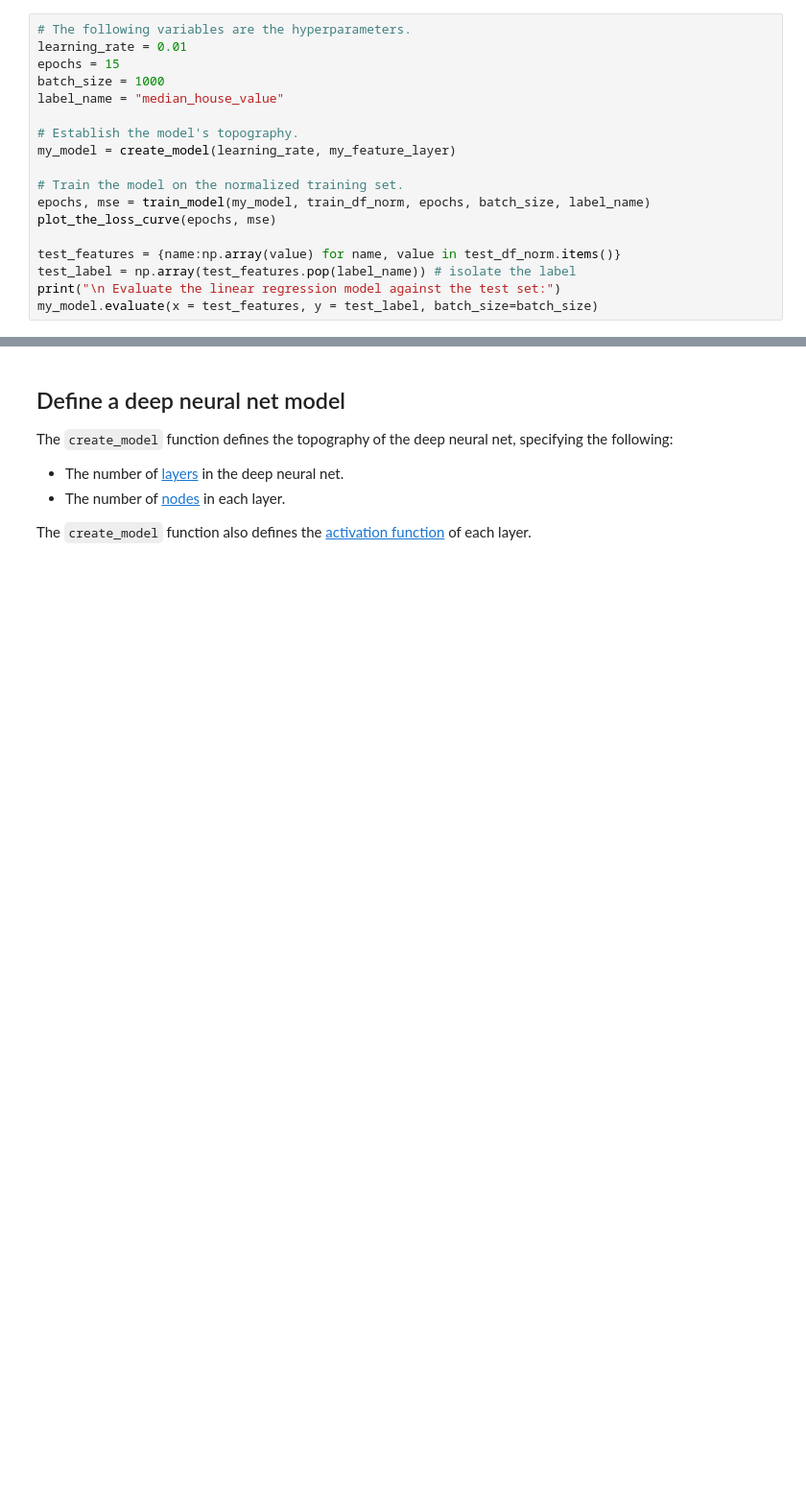
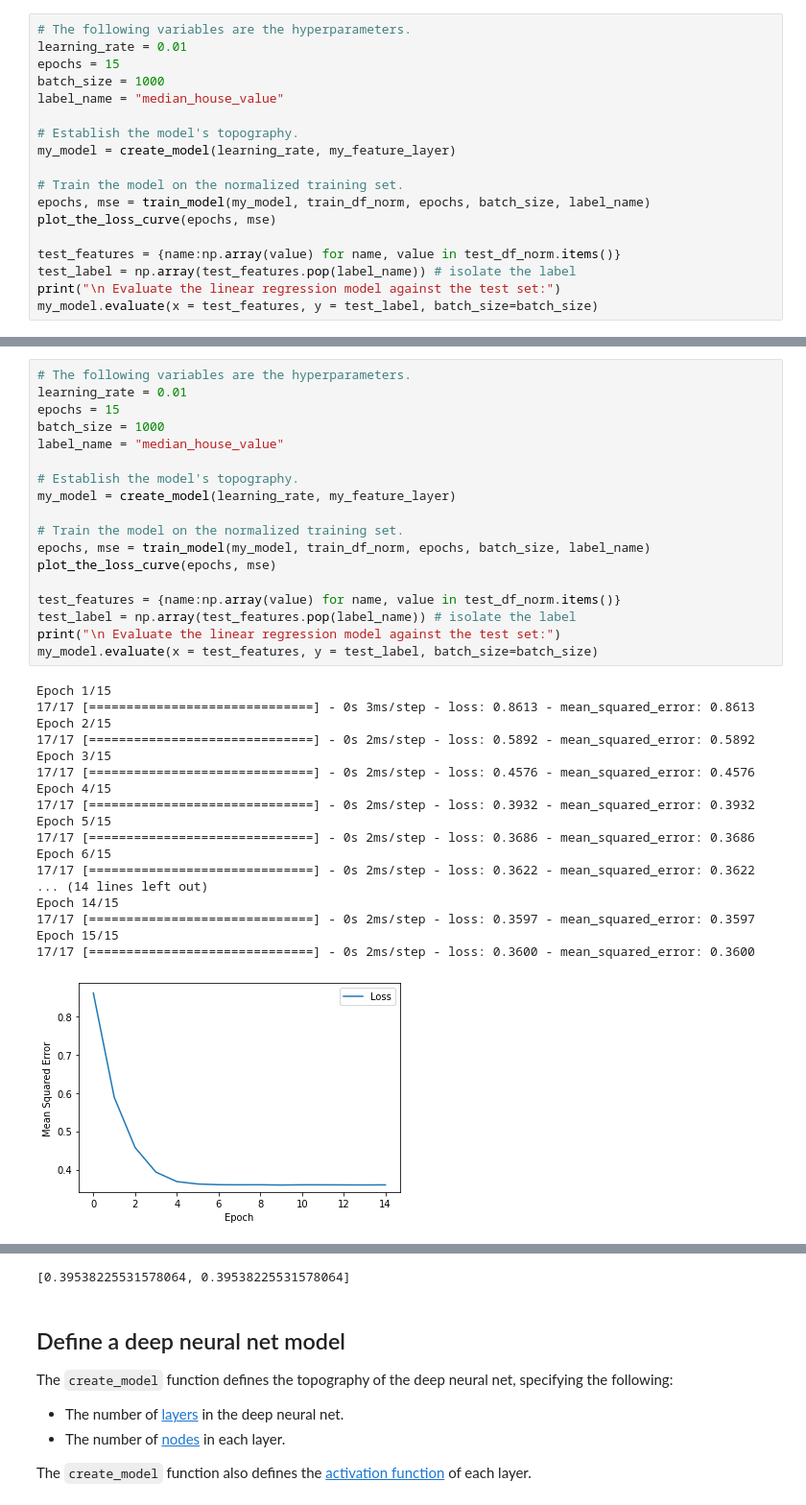
Before and after one commit to IanEdington/learn, a Jupyter notebook: machine-learning/ggl-mlcc/Intro_to_Neural_Nets.ipynb, the cells around one changed output, grey strips where cells are left out. Shown at 96% size. Cells and saved outputs as stored; diff of their text form; blank space fills up the shorter version.

```diff
--- a/machine-learning/ggl-mlcc/Intro_to_Neural_Nets.ipynb
+++ b/machine-learning/ggl-mlcc/Intro_to_Neural_Nets.ipynb
@@ -218,0 +259,37 @@ my_model.evaluate(x = test_features, y = test_label, batch_size=batch_size)
+# %%
+# The following variables are the hyperparameters.
+learning_rate = 0.01
+epochs = 15
+batch_size = 1000
+label_name = "median_house_value"
+
+# Establish the model's topography.
+my_model = create_model(learning_rate, my_feature_layer)
+
+# Train the model on the normalized training set.
+epochs, mse = train_model(my_model, train_df_norm, epochs, batch_size, label_name)
+plot_the_loss_curve(epochs, mse)
+
+test_features = {name:np.array(value) for name, value in test_df_norm.items()}
+test_label = np.array(test_features.pop(label_name)) # isolate the label
+print("\n Evaluate the linear regression model against the test set:")
+my_model.evaluate(x = test_features, y = test_label, batch_size=batch_size)
+# %% [output]
+Epoch 1/15
+17/17 [==============================] - 0s 3ms/step - loss: 0.8613 - mean_squared_error: 0.8613
+Epoch 2/15
+17/17 [==============================] - 0s 2ms/step - loss: 0.5892 - mean_squared_error: 0.5892
+Epoch 3/15
+17/17 [==============================] - 0s 2ms/step - loss: 0.4576 - mean_squared_error: 0.4576
+Epoch 4/15
+17/17 [==============================] - 0s 2ms/step - loss: 0.3932 - mean_squared_error: 0.3932
+Epoch 5/15
+17/17 [==============================] - 0s 2ms/step - loss: 0.3686 - mean_squared_error: 0.3686
+Epoch 6/15
+17/17 [==============================] - 0s 2ms/step - loss: 0.3622 - mean_squared_error: 0.3622
+... (14 lines left out)
+Epoch 14/15
+17/17 [==============================] - 0s 2ms/step - loss: 0.3597 - mean_squared_error: 0.3597
+Epoch 15/15
+17/17 [==============================] - 0s 2ms/step - loss: 0.3600 - mean_squared_error: 0.3600
+[figure, added]
@@ -219,3 +298,4 @@ my_model.evaluate(x = test_features, y = test_label, batch_size=batch_size)
+[0.39538225531578064, 0.39538225531578064]
 # %% [markdown]
 ## Define a deep neural net model
 
```
Also changed, not shown: parts of 13 cells of this notebook.
